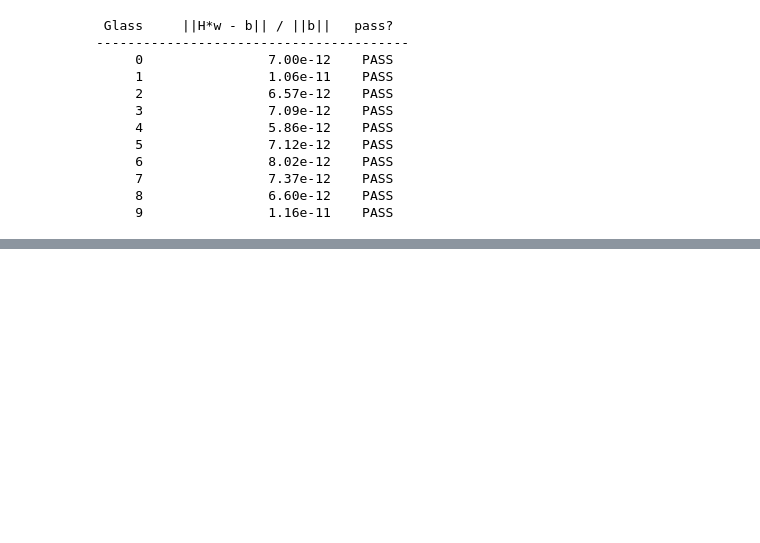
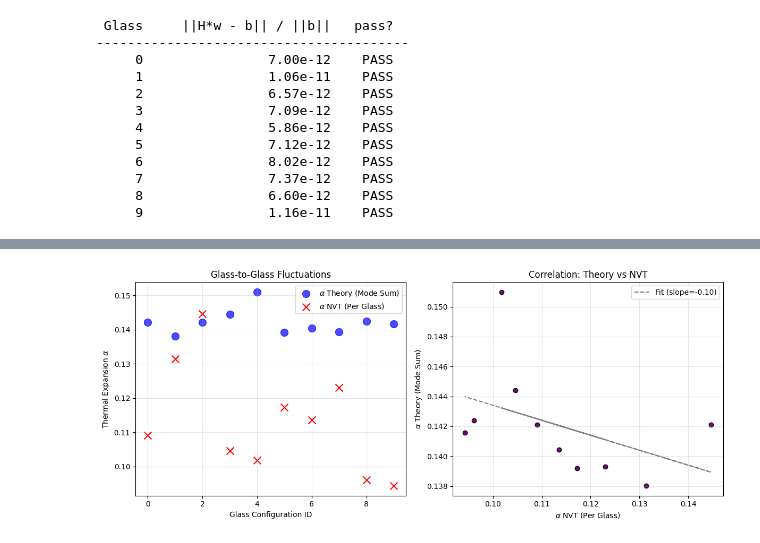
Before and after one commit to sangam28si24/glass_simulations_thermal_expansivity, a Jupyter notebook: LJ_glass/validating_formalism/thermal_expansion_lj.ipynb, the cells around one changed output, grey strips where cells are left out. Saved outputs shown, nothing was run; the diff lists cells and outputs as text; code cells hidden in the pictures; blank space fills up the shorter version.

```diff
--- a/LJ_glass/validating_formalism/thermal_expansion_lj.ipynb
+++ b/LJ_glass/validating_formalism/thermal_expansion_lj.ipynb
@@ -806,18 +788,0 @@ Now lets try randomising the positions of particles and see how muchthey change
-# %%
-path = 'initial_files/3dlj_N4000_s00000.dat'
-with open(path) as f:
-    L = float(f.readline().split()[0])
-data = np.loadtxt(path, skiprows=1)
-pos = data[:, :3] * L
-
-# shuffle = what "no memory" looks like
-#np.random.seed(42)
-pos_shuffled = pos[np.random.permutation(len(pos))]
-
-diff = pos - pos_shuffled
-diff -= np.round(diff / L) * L
-dr = np.linalg.norm(diff, axis=1).mean()
-
-print(f"Same glass vs itself shuffled: {dr:.3f} sigma")
-print(f"Glass 0 vs Glass 1:            1.741 sigma")
-print(f"Ratio: {dr / 1.741:.1f}x more different expected")
@@ -831,0 +846,36 @@ Atleast I can conclude that, the particle position is not very different in each
+# %%
+#Visualization of Per-Glass Fluctuations
+fig, (ax1, ax2) = plt.subplots(1, 2, figsize=(12, 5))
+
+# Plot 1: Bar/Scatter comparison across glass configurations
+x_idx = np.arange(len(GLASSES))
+ax1.scatter(x_idx, alpha_theory, s=100, marker='o', label=r'$\alpha$ Theory (Mode Sum)', color='blue', alpha=0.7)
+ax1.scatter(x_idx, alpha_NVT_per_glass, s=100, marker='x', label=r'$\alpha$ NVT (Per Glass)', color='red')
+
+ax1.set_xlabel('Glass Configuration ID')
+ax1.set_ylabel(r'Thermal Expansion $\alpha$')
+ax1.set_title('Glass-to-Glass Fluctuations')
+ax1.legend()
+ax1.grid(True, alpha=0.3)
+
+# Plot 2: Correlation Plot
+mask = ~np.isnan(alpha_NVT_per_glass) & ~np.isnan(alpha_theory)
+nvt_vals = alpha_NVT_per_glass[mask]
+th_vals = alpha_theory[mask]
+
+ax2.scatter(nvt_vals, th_vals, color='purple', edgecolors='k')
+
+# Add linear regression line to show correlation
+m, b = np.polyfit(nvt_vals, th_vals, 1)
+ax2.plot(nvt_vals, m * nvt_vals + b, 'k--', alpha=0.5, label=f'Fit (slope={m:.2f})')
+
+ax2.set_xlabel(r'$\alpha$ NVT (Per Glass)')
+ax2.set_ylabel(r'$\alpha$ Theory (Mode Sum)')
+ax2.set_title('Correlation: Theory vs NVT')
+ax2.legend()
+ax2.grid(True, alpha=0.3)
+
+plt.tight_layout()
+plt.show()
+# %% [output]
+[figure, added]
```
Also changed, not shown: parts of 15 cells of this notebook, 11 other files.
